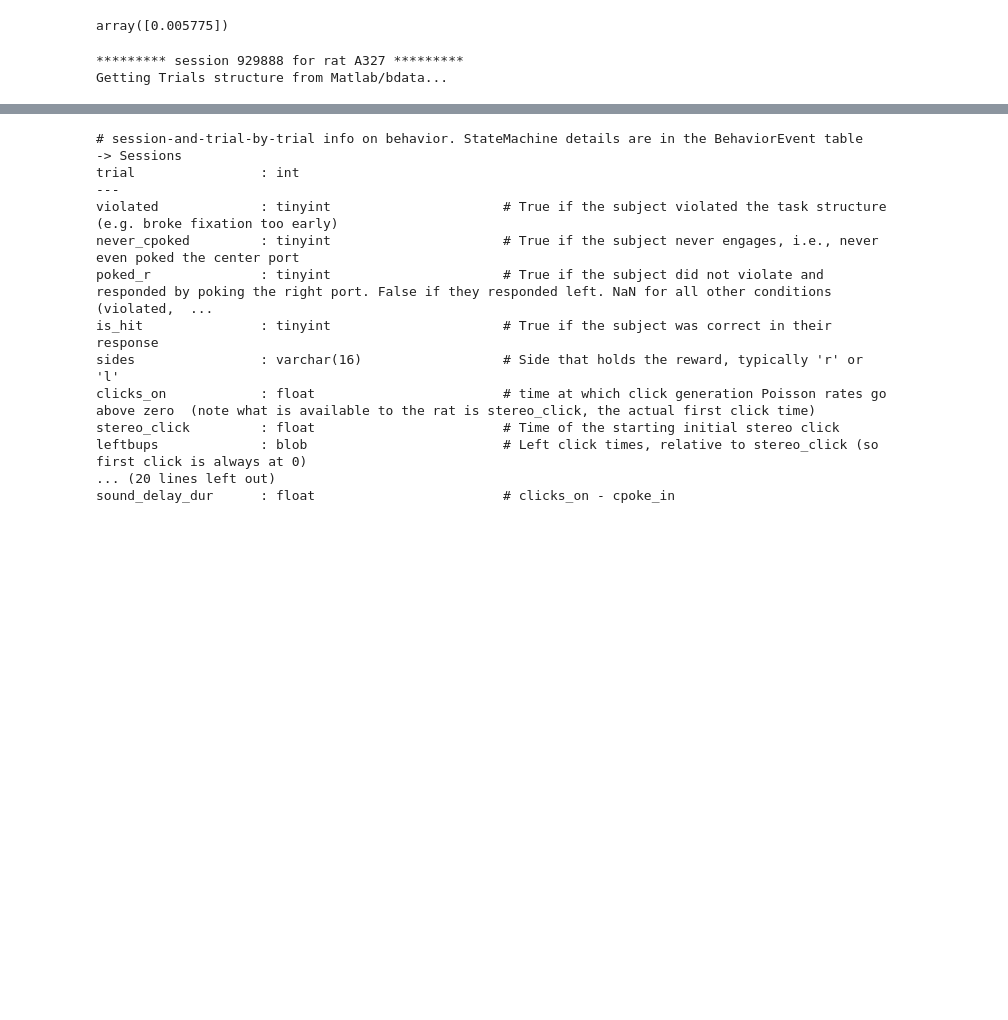
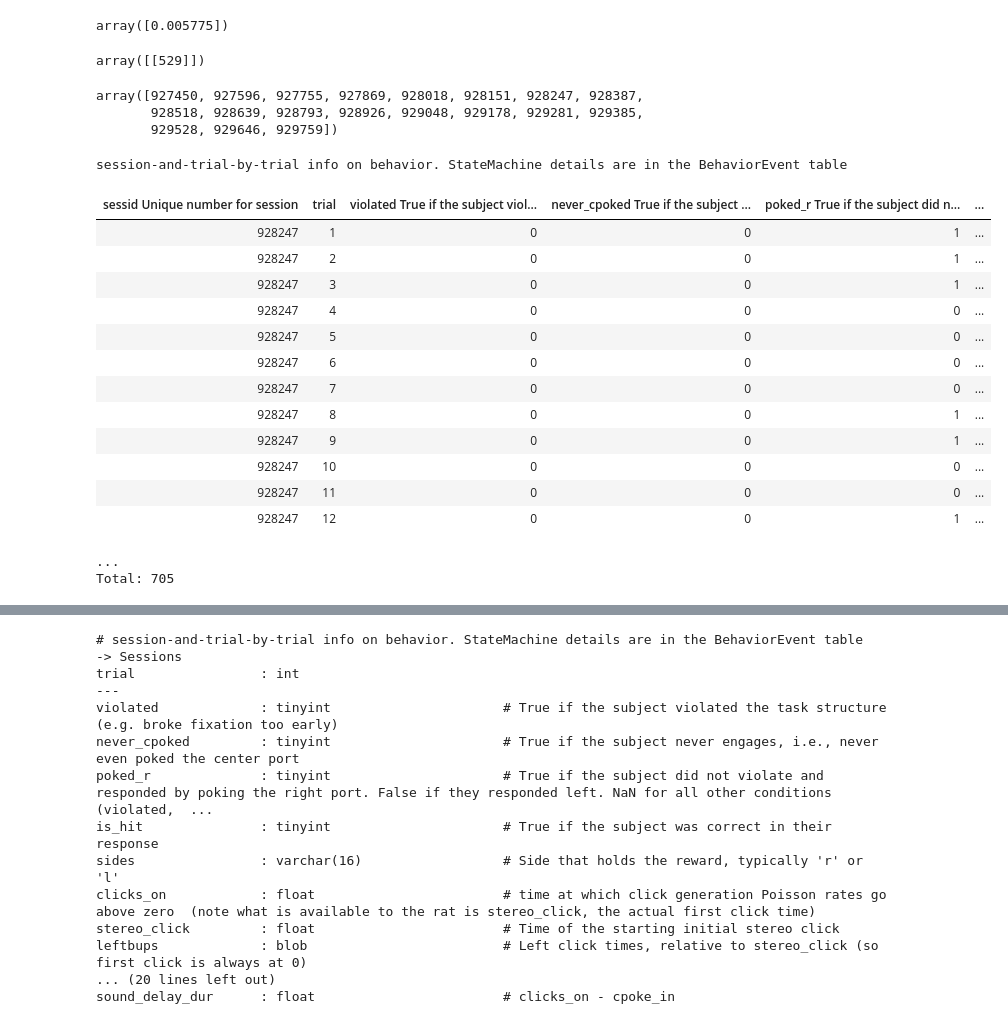
Before and after one commit to Brody-Lab/bl_pipeline_python, a Jupyter notebook: carlos/matlab_notebook.ipynb, the cells around one changed output, grey strips where cells are left out. Cells and saved outputs as stored; diff of their text form; code cells hidden in the pictures; blank space fills up the shorter version.

```diff
--- a/carlos/matlab_notebook.ipynb
+++ b/carlos/matlab_notebook.ipynb
@@ -321,7 +330,0 @@ def insert_behavior_trial(sid, replace=True, skip_duplicates=False):
-# %%
-for s in range(sids.size-1, -1, -1):
-    sid = sids[s]
-    insert_behavior_trial(sid, replace=True, skip_duplicates=False)
-# %% [output]
-********* session 929888 for rat A327 *********
-Getting Trials structure from Matlab/bdata...
@@ -327,0 +333,29 @@ Getting Trials structure from Matlab/bdata...
+# %%
+np.argwhere(sids==928151)
+# %% [output]
+array([[529]])
+# %%
+sids[-20:-1]
+# %% [output]
+array([927450, 927596, 927755, 927869, 928018, 928151, 928247, 928387,
+       928518, 928639, 928793, 928926, 929048, 929178, 929281, 929385,
+       929528, 929646, 929759])
+# %%
+BehaviorTrials() & "sessid=928247"
+# %% [output]
+session-and-trial-by-trial info on behavior. StateMachine details are in the BehaviorEvent table
+| sessid Unique number for session | trial | violated True if the subject viol... | never_cpoked True if the subject ... | poked_r True if the subject did n... | ... |
+| 928247 | 1 | 0 | 0 | 1 | ... |
+| 928247 | 2 | 0 | 0 | 1 | ... |
+| 928247 | 3 | 0 | 0 | 1 | ... |
+| 928247 | 4 | 0 | 0 | 0 | ... |
+| 928247 | 5 | 0 | 0 | 0 | ... |
+| 928247 | 6 | 0 | 0 | 0 | ... |
+| 928247 | 7 | 0 | 0 | 0 | ... |
+| 928247 | 8 | 0 | 0 | 1 | ... |
+| 928247 | 9 | 0 | 0 | 1 | ... |
+| 928247 | 10 | 0 | 0 | 0 | ... |
+| 928247 | 11 | 0 | 0 | 0 | ... |
+| 928247 | 12 | 0 | 0 | 1 | ... |
+...
+Total: 705
```
Also changed, not shown: parts of 11 cells of this notebook.
